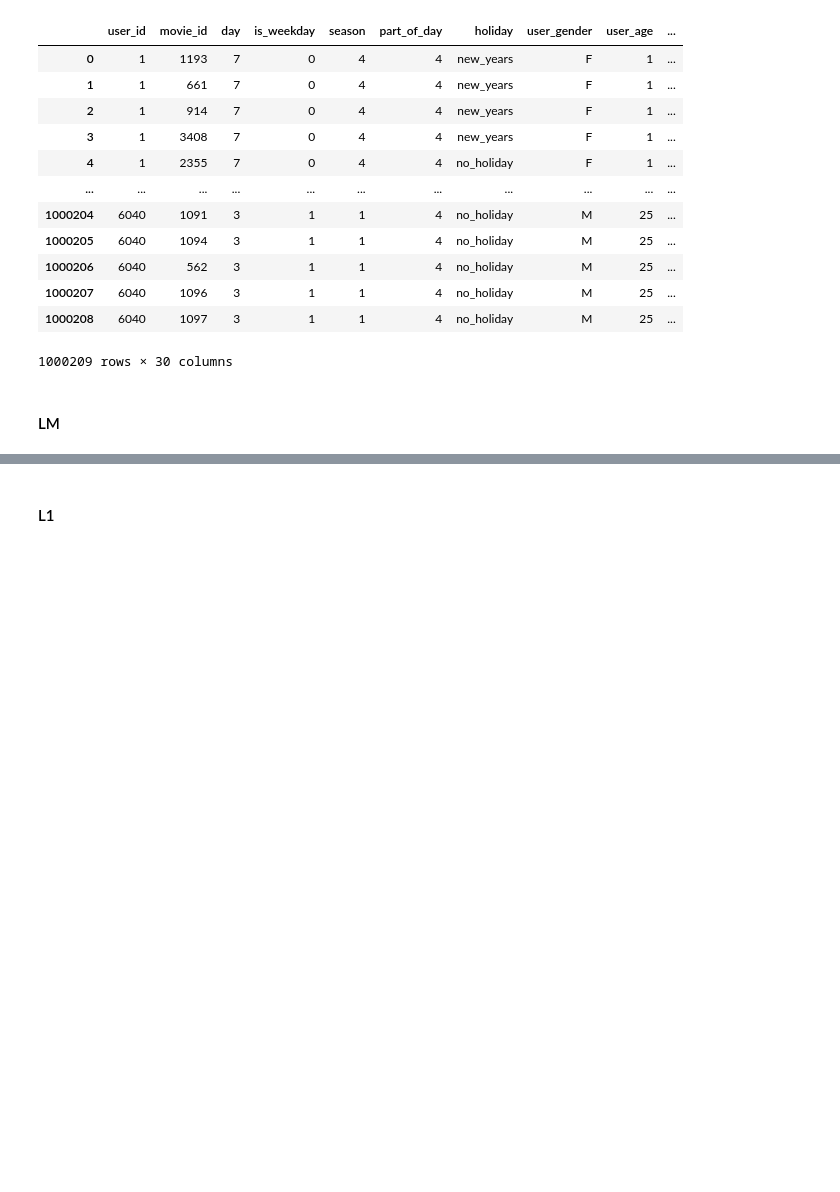
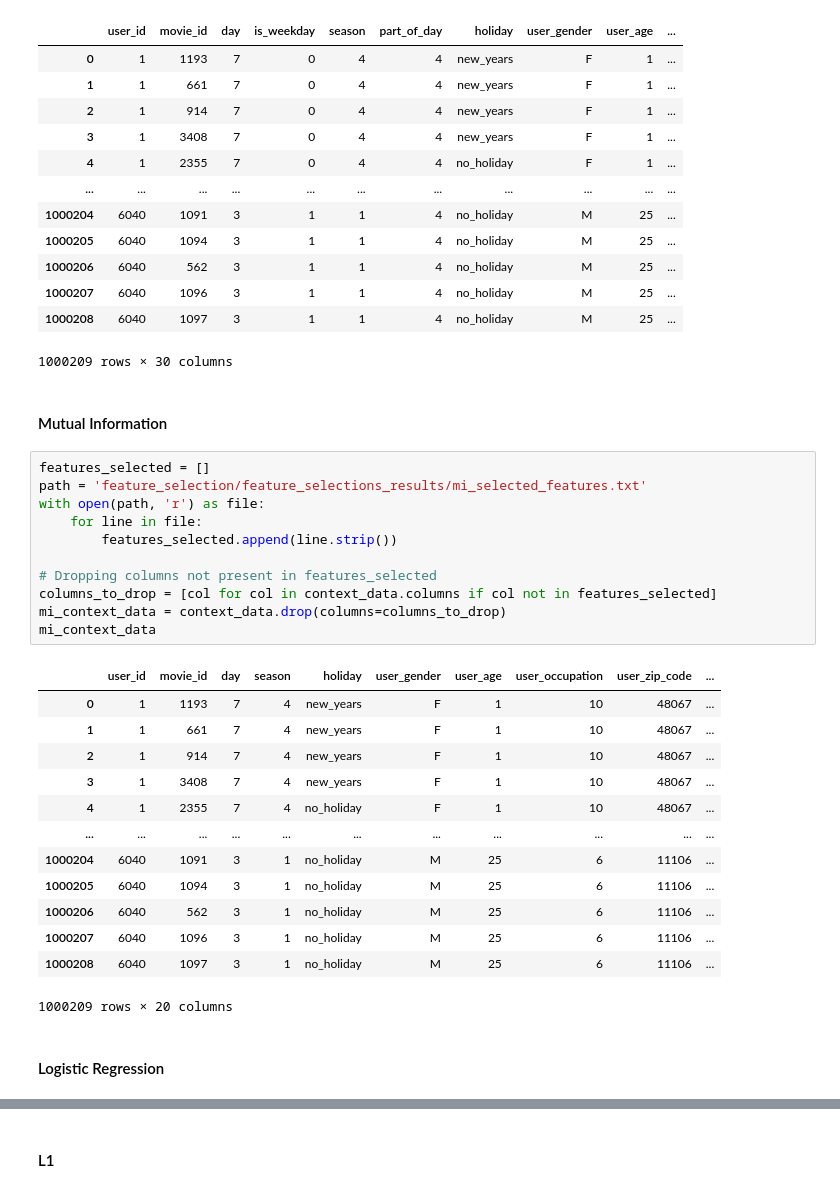
Before and after one commit to FIIT-MSc-projects/2023-Baran-Tomik-Deep-neural-network-context-aware-movie-recommendation, a Jupyter notebook: 1m/data_preprocessing/04_context_selected_features.ipynb, the cells around one changed output, grey strips where cells are left out. Cells and saved outputs as stored; diff of their text form; blank space fills up the shorter version.

```diff
--- a/1m/data_preprocessing/04_context_selected_features.ipynb
+++ b/1m/data_preprocessing/04_context_selected_features.ipynb
@@ -30,8 +30,35 @@ context_data
 | 1000207 | 6040 | 1096 | 3 | 1 | 1 | 4 | no_holiday | M | 25 | ... |
 | 1000208 | 6040 | 1097 | 3 | 1 | 1 | 4 | no_holiday | M | 25 | ... |
 1000209 rows × 30 columns
-# %% [markdown]
-#### LM
+# %% [markdown]
+#### Mutual Information
+# %%
+features_selected = []
+path = 'feature_selection/feature_selections_results/mi_selected_features.txt'
+with open(path, 'r') as file:
+    for line in file:
+        features_selected.append(line.strip())
+
+# Dropping columns not present in features_selected
+columns_to_drop = [col for col in context_data.columns if col not in features_selected]
+mi_context_data = context_data.drop(columns=columns_to_drop)
+mi_context_data
+# %% [output]
+|  | user_id | movie_id | day | season | holiday | user_gender | user_age | user_occupation | user_zip_code | ... |
+| 0 | 1 | 1193 | 7 | 4 | new_years | F | 1 | 10 | 48067 | ... |
+| 1 | 1 | 661 | 7 | 4 | new_years | F | 1 | 10 | 48067 | ... |
+| 2 | 1 | 914 | 7 | 4 | new_years | F | 1 | 10 | 48067 | ... |
+| 3 | 1 | 3408 | 7 | 4 | new_years | F | 1 | 10 | 48067 | ... |
+| 4 | 1 | 2355 | 7 | 4 | no_holiday | F | 1 | 10 | 48067 | ... |
+| ... | ... | ... | ... | ... | ... | ... | ... | ... | ... | ... |
+| 1000204 | 6040 | 1091 | 3 | 1 | no_holiday | M | 25 | 6 | 11106 | ... |
+| 1000205 | 6040 | 1094 | 3 | 1 | no_holiday | M | 25 | 6 | 11106 | ... |
+| 1000206 | 6040 | 562 | 3 | 1 | no_holiday | M | 25 | 6 | 11106 | ... |
+| 1000207 | 6040 | 1096 | 3 | 1 | no_holiday | M | 25 | 6 | 11106 | ... |
+| 1000208 | 6040 | 1097 | 3 | 1 | no_holiday | M | 25 | 6 | 11106 | ... |
+1000209 rows × 20 columns
+# %% [markdown]
+#### Logistic Regression
 # %%
 features_selected = []
 path = 'feature_selection/feature_selections_results/lm_selected_features.txt'
```
Also changed, not shown: parts of 3 cells of this notebook, 8 other files.
